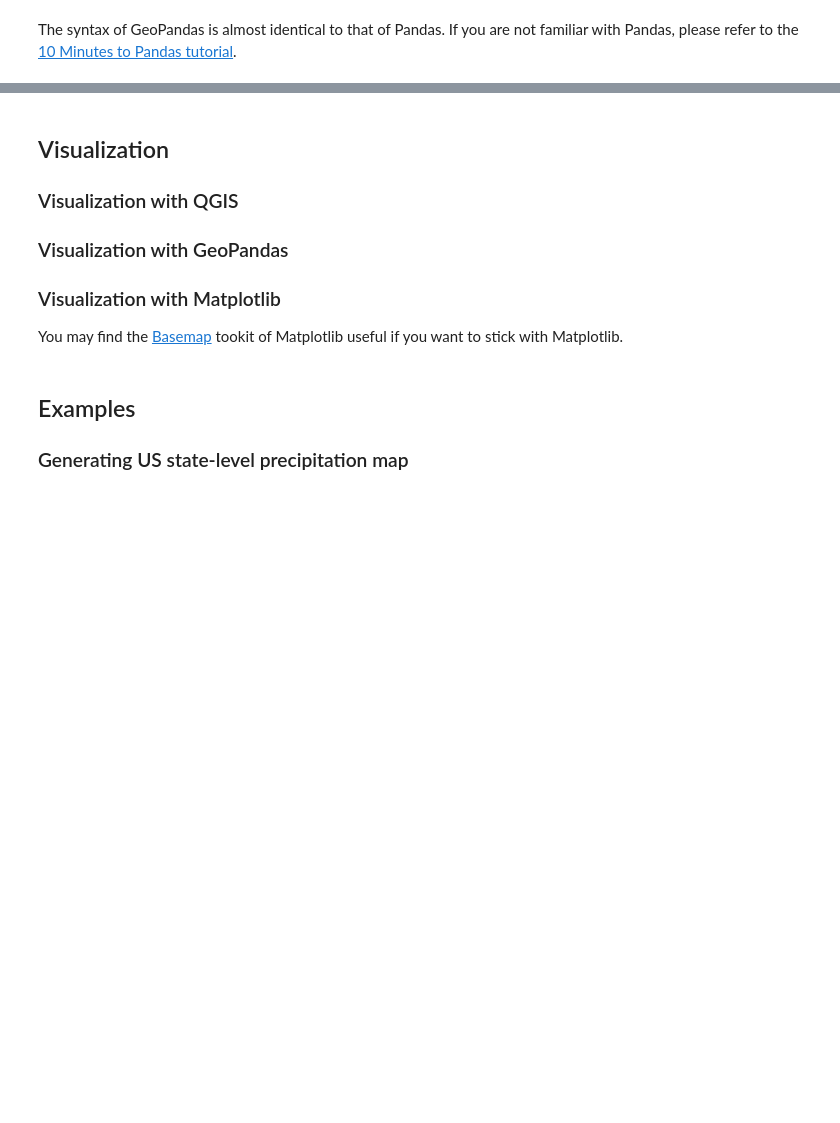
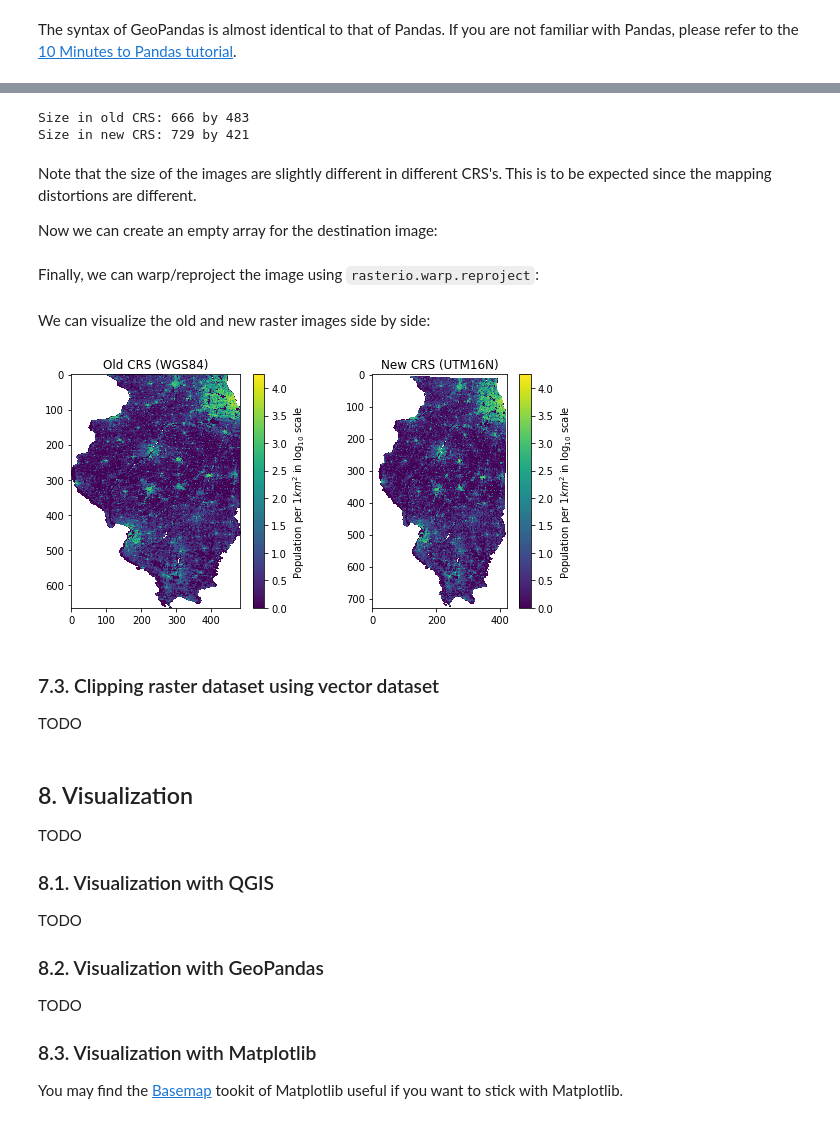
Before and after one commit to sibocw/geospatial-quickstart, a Jupyter notebook: 1hr-cookbook.ipynb, the cells around one changed output, grey strips where cells are left out. Drawn from its saved outputs; the diff is of its cells as text; code cells hidden in the pictures; blank space fills up the shorter version.

Commit message:
more content on reprojection

```diff
--- a/1hr-cookbook.ipynb
+++ b/1hr-cookbook.ipynb
@@ -216,7 +216,7 @@ with rasterio.open('data/ilpop10.tif') as ds:
 # %% [markdown]
 Now, let's just plot the population density map on a log scale:
 # %%
-data[data == ds.nodata] = np.nan
+data[data == raster_ds.nodata] = np.nan
 data[data == 0] = 0.0001
 plt.imshow(np.log10(data), vmin=0)
 plt.colorbar(label='Population per 1$km^2$ in $\log_{10}$ scale')
@@ -227,8 +227,8 @@ plt.colorbar(label='Population per 1$km^2$ in $\log_{10}$ scale')
 To save the raster image back to file:
 # %%
 target_path = './data/ilpop10.tif'    # replace this with the actual path
-with rasterio.open(target_path, 'w', **full_metadata) as ds:    # use the previously copied metadata
-    ds.write(data, 1)    # write to the first band
+with rasterio.open(target_path, 'w', **full_metadata) as raster_ds:    # use the previously copied metadata
+    raster_ds.write(data, 1)    # write to the first band
 # %% [markdown]
 In actual use cases, you may want to edit contents from `full_metadata` accordingly:
 # %%
@@ -338,0 +362,29 @@ The syntax of GeoPandas is almost identical to that of Pandas. If you are not fa
+# %%
+# Import the `rasterio.warp` submodule
+import rasterio.warp
+
+# Calculate the transformation and geometry of the target image
+dst_crs = {'init': 'epsg:32616'}
+dst_transform, dst_width, dst_height = rasterio.warp.calculate_default_transform(
+    src_crs=raster_ds.crs,
+    dst_crs=dst_crs,
+    width=raster_ds.width,
+    height=raster_ds.height,
+    bottom=raster_ds.bounds.bottom,
+    right=raster_ds.bounds.right,
+    top=raster_ds.bounds.top,
+    left=raster_ds.bounds.left,
+)
+print('Size in old CRS: %d by %d\nSize in new CRS: %d by %d'
+          % (raster_ds.height, raster_ds.width, dst_height, dst_width))
+# %% [output]
+Size in old CRS: 666 by 483
+Size in new CRS: 729 by 421
+# %% [markdown]
+Note that the size of the images are slightly different in different CRS's. This is to be expected since the mapping distortions are different.
+
+Now we can create an empty array for the destination image:
+# %%
+dst_img = np.zeros((dst_height, dst_width), dtype='float32')
+# %% [markdown]
+Finally, we can warp/reproject the image using `rasterio.warp.reproject`:
@@ -339,11 +403,33 @@ The syntax of GeoPandas is almost identical to that of Pandas. If you are not fa
+# %% [markdown]
+We can visualize the old and new raster images side by side:
+# %%
+plt.figure(figsize=(8, 4))
+
+plt.subplot(1, 2, 1)
+plt.imshow(np.log10(data), vmin=0)
+plt.colorbar(label='Population per 1$km^2$ in $\log_{10}$ scale')
+plt.title('Old CRS (WGS84)')
+
+plt.subplot(1, 2, 2)
+plt.imshow(np.log10(dst_img), vmin=0)
+plt.colorbar(label='Population per 1$km^2$ in $\log_{10}$ scale')
+plt.title('New CRS (UTM16N)')
+
+plt.tight_layout()
+# %% [output]
+[figure, added]
+# %% [markdown]
+### 7.3. Clipping raster dataset using vector dataset
+TODO
 # %% [markdown]
-## Visualization
-### Visualization with QGIS
+## 8. Visualization
+TODO
 
-### Visualization with GeoPandas
+### 8.1. Visualization with QGIS
+TODO
 
-### Visualization with Matplotlib
+### 8.2. Visualization with GeoPandas
+TODO
+
+### 8.3. Visualization with Matplotlib
 You may find the [Basemap](https://matplotlib.org/basemap/) tookit of Matplotlib useful if you want to stick with Matplotlib.
-# %% [markdown]
-## Examples
-### Generating US state-level precipitation map
```
Also changed, not shown: parts of 26 cells of this notebook.
